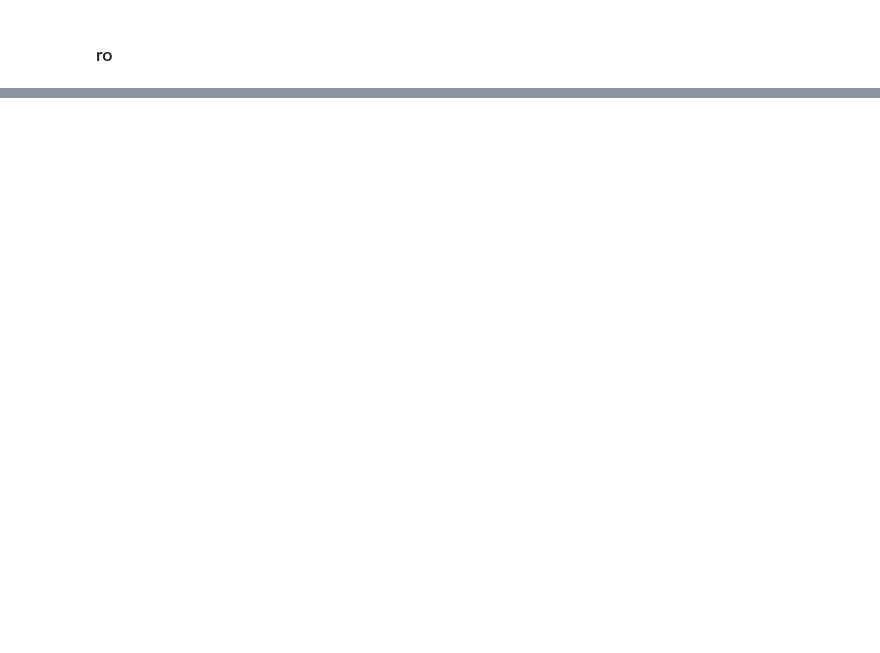
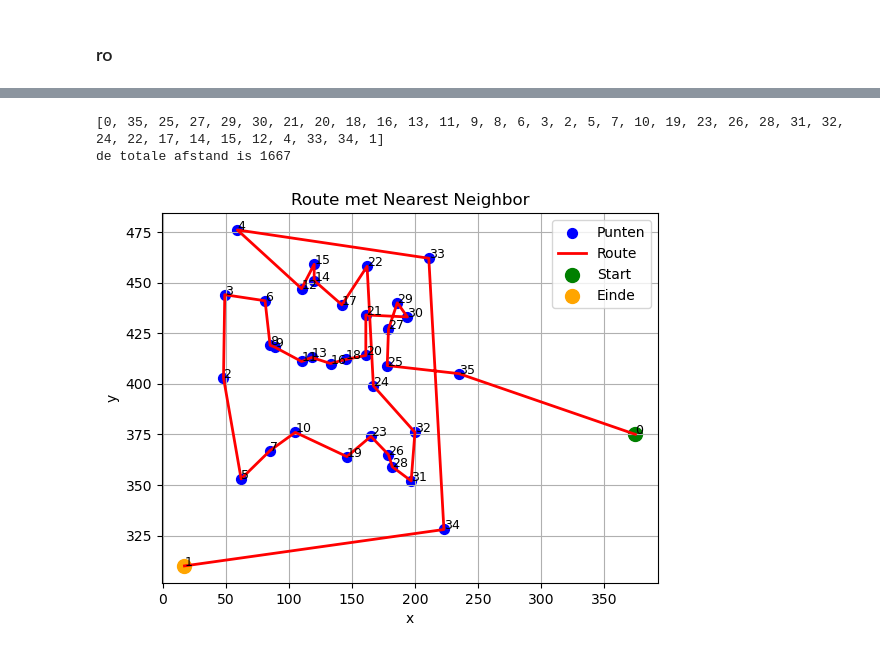
Before and after one commit to lrncjrssn/eindproject_or5, a Jupyter notebook: begin_Laurence.ipynb, the cells around one changed output, grey strips where cells are left out. Drawn from its saved outputs; the diff is of its cells as text; code cells hidden in the pictures; blank space fills up the shorter version.

```diff
--- a/begin_Laurence.ipynb
+++ b/begin_Laurence.ipynb
@@ -193,0 +245,8 @@ IndexError: list index out of range
+# %%
+plot_route(df_lb,j)
+g = [0, 35, 25, 27, 29, 30, 21, 20, 18, 16, 13, 11, 9, 8, 6, 3, 2, 5, 7, 10, 19, 23, 26, 28, 31, 32, 24, 22, 17, 14, 15, 12, 4, 33, 34, 1]
+j = [0, 35, 33, 22, 4, 12, 15, 14, 17, 21, 29, 30, 27, 25, 24, 20, 18, 16, 13, 11, 9, 8, 6, 3, 2, 1, 5, 7, 10, 19, 23, 26, 28, 31, 32, 34]
+# %% [output]
+[0, 35, 25, 27, 29, 30, 21, 20, 18, 16, 13, 11, 9, 8, 6, 3, 2, 5, 7, 10, 19, 23, 26, 28, 31, 32, 24, 22, 17, 14, 15, 12, 4, 33, 34, 1]
+de totale afstand is 1667
+[figure, added]
```
Also changed, not shown: parts of 21 cells of this notebook.
